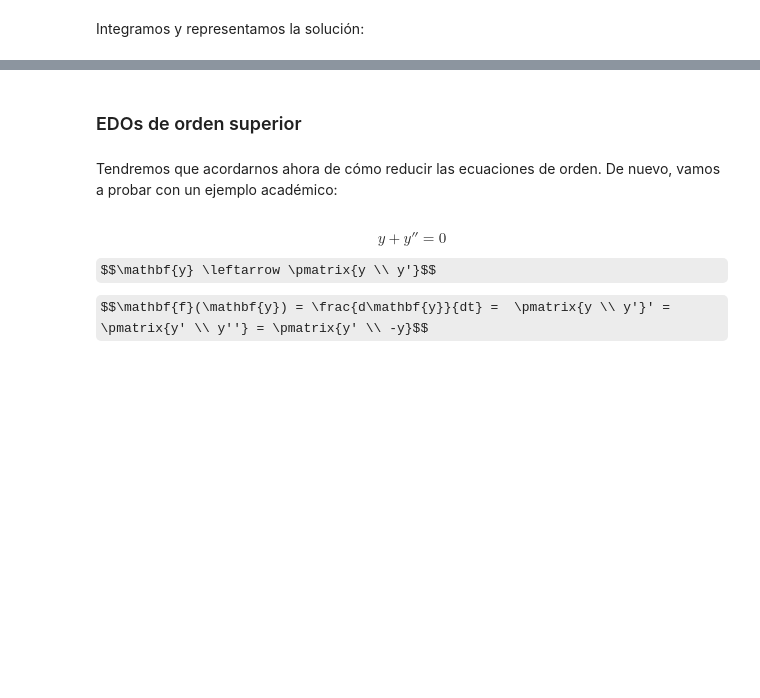
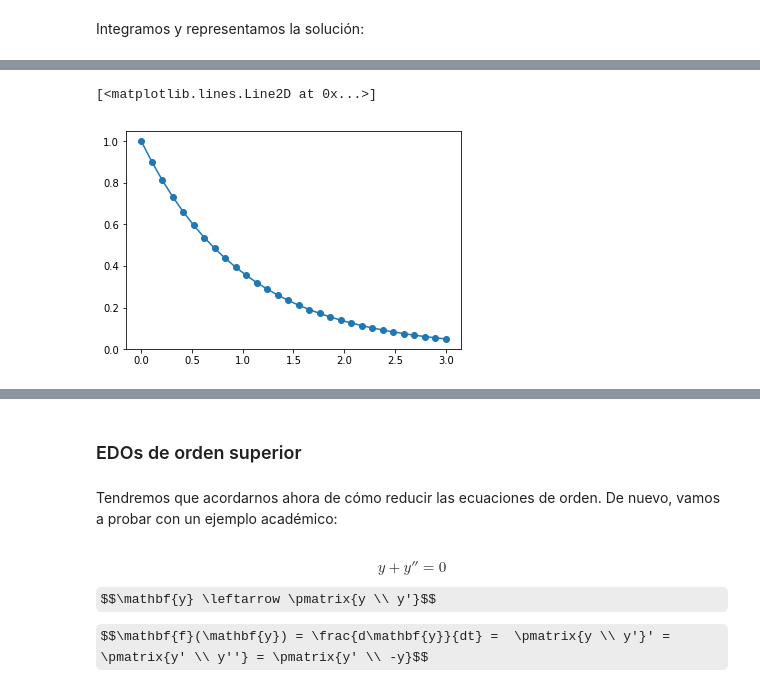
Before and after one commit to AeroPython/Curso_AeroPython, a Jupyter notebook: notebooks_completos/035-SciPy-EcuacionesDiferencialesOrdinarias.ipynb, the cells around one changed output, grey strips where cells are left out. Saved outputs shown, nothing was run; the diff lists cells and outputs as text; code cells hidden in the pictures; some formulas as TeX source; blank space fills up the shorter version.

```diff
--- a/notebooks_completos/035-SciPy-EcuacionesDiferencialesOrdinarias.ipynb
+++ b/notebooks_completos/035-SciPy-EcuacionesDiferencialesOrdinarias.ipynb
@@ -46,0 +49,9 @@ plt.plot(t, sol)
+# %%
+time = np.linspace(tini, tfin, 30)
+# %%
+sol_2 = solve_ivp(f, (tini, tfin), y0, t_eval=time)
+
+plt.plot(sol_2.t, sol_2.y[0, :], 'o-')
+# %% [output]
+[<matplotlib.lines.Line2D at 0x...>]
+[figure, added]
```
Also changed, not shown: parts of 18 cells of this notebook.
